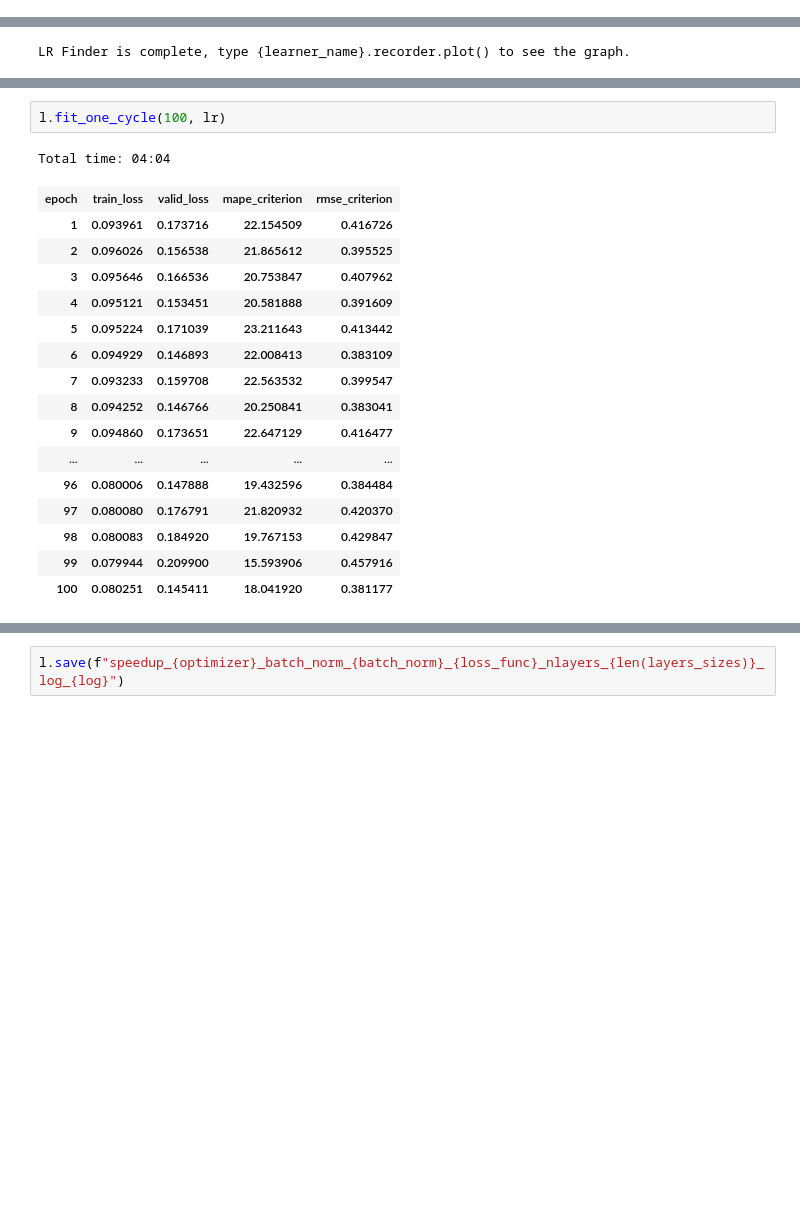
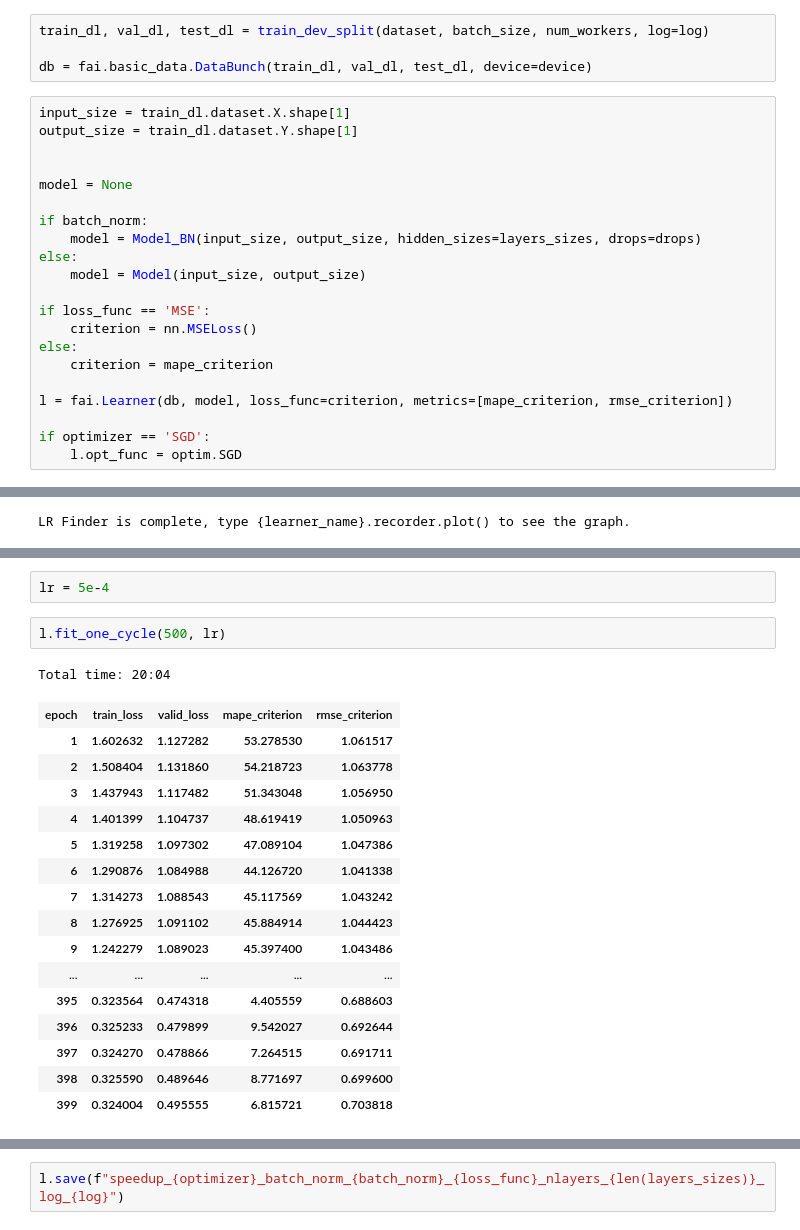
Before and after one commit to hennimohammed/speedup_model, a Jupyter notebook: speedup_adam_batch_norm_True_MSE_nlayers_5_log_True.ipynb, the cells around one changed output, grey strips where cells are left out. Cells and saved outputs as stored; diff of their text form; blank space fills up the shorter version.

```diff
--- a/speedup_adam_batch_norm_True_MSE_nlayers_5_log_True.ipynb
+++ b/speedup_adam_batch_norm_True_MSE_nlayers_5_log_True.ipynb
@@ -15,6 +15,31 @@ environ['cuda_device'] ='cuda:1'
 environ['dataset'] = 'data/speedup_dataset2.pkl'
 
 %run utils.ipynb
+# %%
+train_dl, val_dl, test_dl = train_dev_split(dataset, batch_size, num_workers, log=log)
+
+db = fai.basic_data.DataBunch(train_dl, val_dl, test_dl, device=device)
+# %%
+input_size = train_dl.dataset.X.shape[1]
+output_size = train_dl.dataset.Y.shape[1]
+
+
+model = None
+
+if batch_norm:
+    model = Model_BN(input_size, output_size, hidden_sizes=layers_sizes, drops=drops)
+else:
+    model = Model(input_size, output_size)
+
+if loss_func == 'MSE':
+    criterion = nn.MSELoss()
+else:
+    criterion = mape_criterion
+
+l = fai.Learner(db, model, loss_func=criterion, metrics=[mape_criterion, rmse_criterion])
+
+if optimizer == 'SGD':
+    l.opt_func = optim.SGD
 # %%
 l = l.load(f"speedup_{optimizer}_batch_norm_{batch_norm}_{loss_func}_nlayers_{len(layers_sizes)}_log_{log}")
 # %%
@@ -31,23 +54,25 @@ lr = 1e-5
+# %%
+lr = 5e-4
 # %%
-l.fit_one_cycle(100, lr)
+l.fit_one_cycle(500, lr)
 # %% [output]
-Total time: 04:04
+Total time: 20:04
 | epoch | train_loss | valid_loss | mape_criterion | rmse_criterion |
-| 1 | 0.093961 | 0.173716 | 22.154509 | 0.416726 |
-| 2 | 0.096026 | 0.156538 | 21.865612 | 0.395525 |
-| 3 | 0.095646 | 0.166536 | 20.753847 | 0.407962 |
-| 4 | 0.095121 | 0.153451 | 20.581888 | 0.391609 |
-| 5 | 0.095224 | 0.171039 | 23.211643 | 0.413442 |
-| 6 | 0.094929 | 0.146893 | 22.008413 | 0.383109 |
-| 7 | 0.093233 | 0.159708 | 22.563532 | 0.399547 |
-| 8 | 0.094252 | 0.146766 | 20.250841 | 0.383041 |
-| 9 | 0.094860 | 0.173651 | 22.647129 | 0.416477 |
+| 1 | 1.602632 | 1.127282 | 53.278530 | 1.061517 |
+| 2 | 1.508404 | 1.131860 | 54.218723 | 1.063778 |
+| 3 | 1.437943 | 1.117482 | 51.343048 | 1.056950 |
+| 4 | 1.401399 | 1.104737 | 48.619419 | 1.050963 |
+| 5 | 1.319258 | 1.097302 | 47.089104 | 1.047386 |
+| 6 | 1.290876 | 1.084988 | 44.126720 | 1.041338 |
+| 7 | 1.314273 | 1.088543 | 45.117569 | 1.043242 |
+| 8 | 1.276925 | 1.091102 | 45.884914 | 1.044423 |
+| 9 | 1.242279 | 1.089023 | 45.397400 | 1.043486 |
 | ... | ... | ... | ... | ... |
-| 96 | 0.080006 | 0.147888 | 19.432596 | 0.384484 |
-| 97 | 0.080080 | 0.176791 | 21.820932 | 0.420370 |
-| 98 | 0.080083 | 0.184920 | 19.767153 | 0.429847 |
-| 99 | 0.079944 | 0.209900 | 15.593906 | 0.457916 |
-| 100 | 0.080251 | 0.145411 | 18.041920 | 0.381177 |
+| 395 | 0.323564 | 0.474318 | 4.405559 | 0.688603 |
+| 396 | 0.325233 | 0.479899 | 9.542027 | 0.692644 |
+| 397 | 0.324270 | 0.478866 | 7.264515 | 0.691711 |
+| 398 | 0.325590 | 0.489646 | 8.771697 | 0.699600 |
+| 399 | 0.324004 | 0.495555 | 6.815721 | 0.703818 |
 # %%
 l.recorder.plot_losses()
 # %% [output]
```
Also changed, not shown: parts of 10 cells of this notebook, 12 other files.
